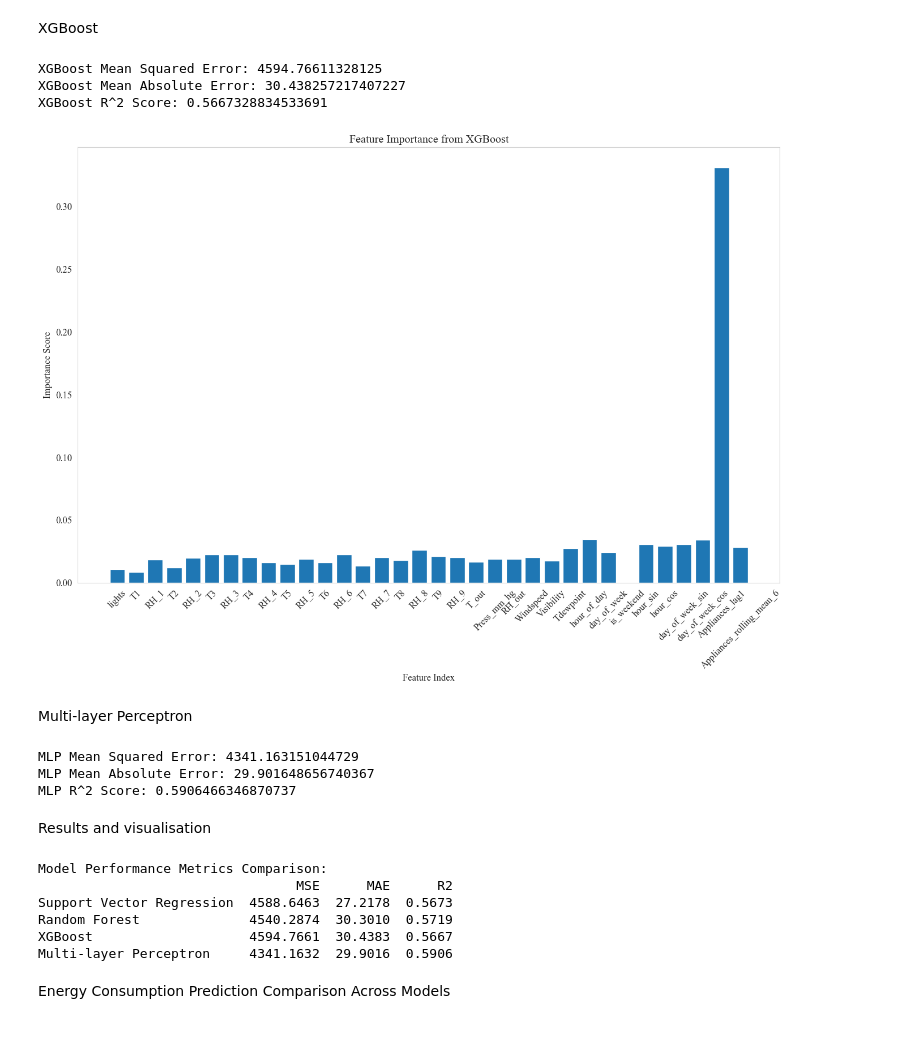
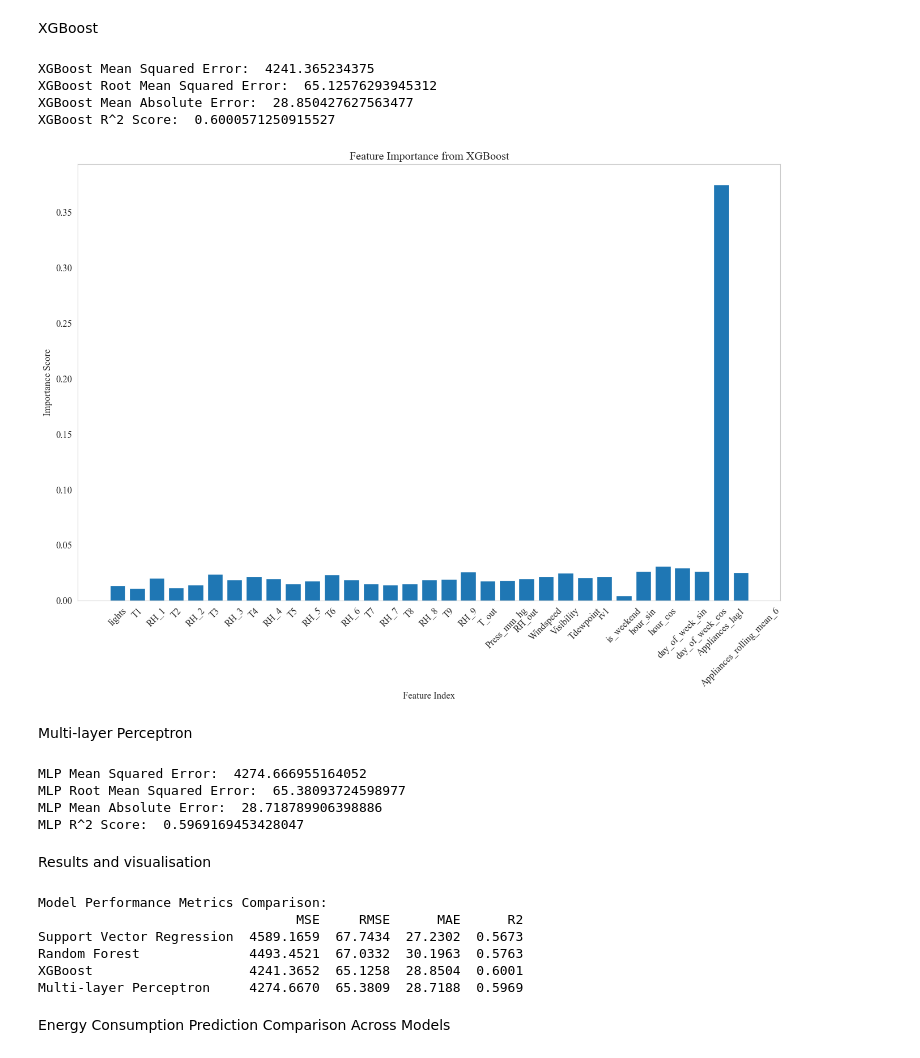
Before and after one commit to CatPieee/Appliances-Energy-Consumption-Forecasting-Using-Time-Series-Machine-Learning, a Jupyter notebook: notebooks/3.0-Traditional_ML_Experimentation.ipynb, the cells around one changed output. Cells and saved outputs as stored; diff of their text form; code cells hidden in the pictures.

Commit message:
Improve machine learning code

```diff
--- a/notebooks/3.0-Traditional_ML_Experimentation.ipynb
+++ b/notebooks/3.0-Traditional_ML_Experimentation.ipynb
@@ -32,7 +31,7 @@ print('Data shape: ', df.shape)
 features = ['lights', 'T1', 'RH_1', 'T2', 'RH_2', 'T3', 'RH_3', 'T4', 'RH_4',
             'T5', 'RH_5', 'T6', 'RH_6', 'T7', 'RH_7', 'T8', 'RH_8', 'T9',
             'RH_9', 'T_out', 'Press_mm_hg', 'RH_out', 'Windspeed',
-            'Visibility', 'Tdewpoint', 'hour_of_day', 'day_of_week',
+            'Visibility', 'Tdewpoint', 'rv1',
             'is_weekend', 'hour_sin', 'hour_cos', 'day_of_week_sin',
             'day_of_week_cos', 'Appliances_lag1', 'Appliances_rolling_mean_6']
 target = 'Appliances'
@@ -106,15 +109,18 @@ svr = SVR(kernel='rbf', C=10)
 svr.fit(X_train, y_train)
 y_pred_svr = svr.predict(X_test)
 mse_svr = mean_squared_error(y_test, y_pred_svr)
+rmse_svr = root_mean_squared_error(y_test, y_pred_svr)
 mae_svr = mean_absolute_error(y_test, y_pred_svr)
 r2_svr = r2_score(y_test, y_pred_svr)
-print(f"SVR Mean Squared Error: {mse_svr}")
-print(f"SVR Mean Absolute Error: {mae_svr}")
-print(f"SVR R^2 Score: {r2_svr}")
+print("SVR Mean Squared Error: ", mse_svr)
+print("SVR Root Mean Squared Error: ", rmse_svr)
+print("SVR Mean Absolute Error: ", mae_svr)
+print("SVR R^2 Score: ", r2_svr)
 
 model_results['Support Vector Regression'] = {
     'predictions': y_pred_svr,
     'MSE': mse_svr,
+    'RMSE': rmse_svr,
     'MAE': mae_svr,
     'R2': r2_svr
 }
@@ -152,15 +162,18 @@ rf_reg = RandomForestRegressor(n_estimators=100, random_state=42)
 rf_reg.fit(X_train, y_train)
 y_pred_rf = rf_reg.predict(X_test)
 mse_rf = mean_squared_error(y_test, y_pred_rf)
+rmse_rf = root_mean_squared_error(y_test, y_pred_rf)
 mae_rf = mean_absolute_error(y_test, y_pred_rf)
 r2_rf = r2_score(y_test, y_pred_rf)
-print(f"Random Forest Mean Squared Error: {mse_rf}")
-print(f"Random Forest Mean Absolute Error: {mae_rf}")
-print(f"Random Forest R^2 Score: {r2_rf}")
+print("Random Forest Mean Squared Error: ", mse_rf)
+print("Random Forest Root Mean Squared Error: ", rmse_rf)
+print("Random Forest Mean Absolute Error: ", mae_rf)
+print("Random Forest R^2 Score: ", r2_rf)
 
 model_results['Random Forest'] = {
     'predictions': y_pred_rf,
     'MSE': mse_rf,
+    "RMSE": rmse_rf,
     'MAE': mae_rf,
     'R2': r2_rf
 }
@@ -183,38 +197,42 @@ Random Forest R^2 Score: 0.5718700611631922
 # %% [markdown]
 XGBoost
 # %%
-xgb_reg = xgb.XGBRegressor(objective ='reg:squarederror', n_estimators=100, random_state=42)
+xgb_reg = xgb.XGBRegressor(n_estimators=100, learning_rate=0.1, max_depth=5, random_state=42)
 xgb_reg.fit(X_train, y_train)
 y_pred_xgb = xgb_reg.predict(X_test)
 mse_xgb = mean_squared_error(y_test, y_pred_xgb)
+rmse_xgb = root_mean_squared_error(y_test, y_pred_xgb)
 mae_xgb = mean_absolute_error(y_test, y_pred_xgb)
 r2_xgb = r2_score(y_test, y_pred_xgb)
-print(f"XGBoost Mean Squared Error: {mse_xgb}")
-print(f"XGBoost Mean Absolute Error: {mae_xgb}")
-print(f"XGBoost R^2 Score: {r2_xgb}")
+print("XGBoost Mean Squared Error: ", mse_xgb)
+print("XGBoost Root Mean Squared Error: ", rmse_xgb)
+print("XGBoost Mean Absolute Error: ", mae_xgb)
+print("XGBoost R^2 Score: ", r2_xgb)
 
 model_results['XGBoost'] = {
     'predictions': y_pred_xgb,
     'MSE': mse_xgb,
+    'RMSE': rmse_xgb,
     'MAE': mae_xgb,
     'R2': r2_xgb
 }
 
 # Feature importance from XGBoost
 xgb_importances = xgb_reg.feature_importances_
 plt.figure(figsize=(16,10))
 plt.bar([x for x in range(len(xgb_importances))], xgb_importances)
 plt.xticks(ticks=range(len(features)), labels=features, rotation=45)
 plt.xlabel('Feature Index')
 plt.ylabel('Importance Score')
 plt.title('Feature Importance from XGBoost')
 plt.grid()
 plt.show()
 # %% [output]
-XGBoost Mean Squared Error: 4594.76611328125
-XGBoost Mean Absolute Error: 30.438257217407227
-XGBoost R^2 Score: 0.5667328834533691
+XGBoost Mean Squared Error:  4241.365234375
+XGBoost Root Mean Squared Error:  65.12576293945312
+XGBoost Mean Absolute Error:  28.850427627563477
+XGBoost R^2 Score:  0.6000571250915527
-[figure, old version]
+[figure, new version]
 # %% [markdown]
 Multi-layer Perceptron
 # %%
@@ -226,30 +244,36 @@ mlp_model = MLPRegressor(
     learning_rate_init=0.001
 )
 mlp_model.fit(X_train, y_train)
+
 y_pred_mlp = mlp_model.predict(X_test)
 mse_mlp = mean_squared_error(y_test, y_pred_mlp)
+rmse_mlp = root_mean_squared_error(y_test, y_pred_mlp)
 mae_mlp = mean_absolute_error(y_test, y_pred_mlp)
 r2_mlp = r2_score(y_test, y_pred_mlp)
-print(f"MLP Mean Squared Error: {mse_mlp}")
-print(f"MLP Mean Absolute Error: {mae_mlp}")
-print(f"MLP R^2 Score: {r2_mlp}")
+print("MLP Mean Squared Error: ", mse_mlp)
+print("MLP Root Mean Squared Error: ", rmse_mlp)
+print("MLP Mean Absolute Error: ", mae_mlp)
+print("MLP R^2 Score: ", r2_mlp)
 
 model_results['Multi-layer Perceptron'] = {
     'predictions': y_pred_mlp,
     'MSE': mse_mlp,
+    'RMSE' : rmse_mlp,
     'MAE': mae_mlp,
     'R2': r2_mlp
 }
 # %% [output]
-MLP Mean Squared Error: 4341.163151044729
-MLP Mean Absolute Error: 29.901648656740367
-MLP R^2 Score: 0.5906466346870737
+MLP Mean Squared Error:  4274.666955164052
+MLP Root Mean Squared Error:  65.38093724598977
+MLP Mean Absolute Error:  28.718789906398886
+MLP R^2 Score:  0.5969169453428047
 # %% [markdown]
 Results and visualisation
 # %%
 results_comparison = pd.DataFrame({
     model: {
         'MSE': metrics['MSE'],
+        'RMSE': metrics['RMSE'],
         'MAE': metrics['MAE'],
         'R2': metrics['R2']
     }
@@ -260,11 +284,11 @@ print("Model Performance Metrics Comparison:")
 print(results_comparison)
 # %% [output]
 Model Performance Metrics Comparison:
-                                 MSE      MAE      R2
-Support Vector Regression  4588.6463  27.2178  0.5673
-Random Forest              4540.2874  30.3010  0.5719
-XGBoost                    4594.7661  30.4383  0.5667
-Multi-layer Perceptron     4341.1632  29.9016  0.5906
+                                 MSE     RMSE      MAE      R2
+Support Vector Regression  4589.1659  67.7434  27.2302  0.5673
+Random Forest              4493.4521  67.0332  30.1963  0.5763
+XGBoost                    4241.3652  65.1258  28.8504  0.6001
+Multi-layer Perceptron     4274.6670  65.3809  28.7188  0.5969
 # %% [markdown]
 Energy Consumption Prediction Comparison Across Models
 # %%
```
Also changed, not shown: parts of 10 cells of this notebook, 12 other files.
